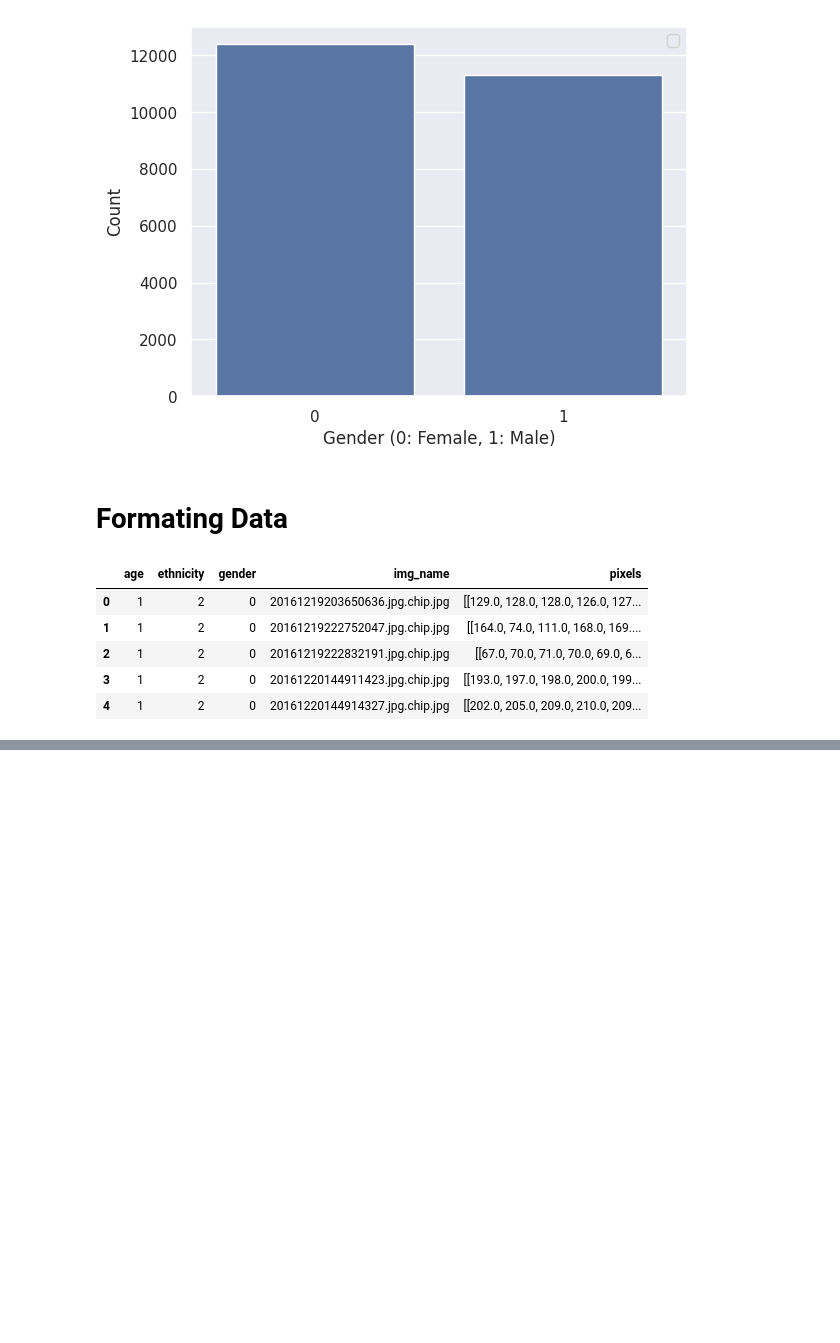
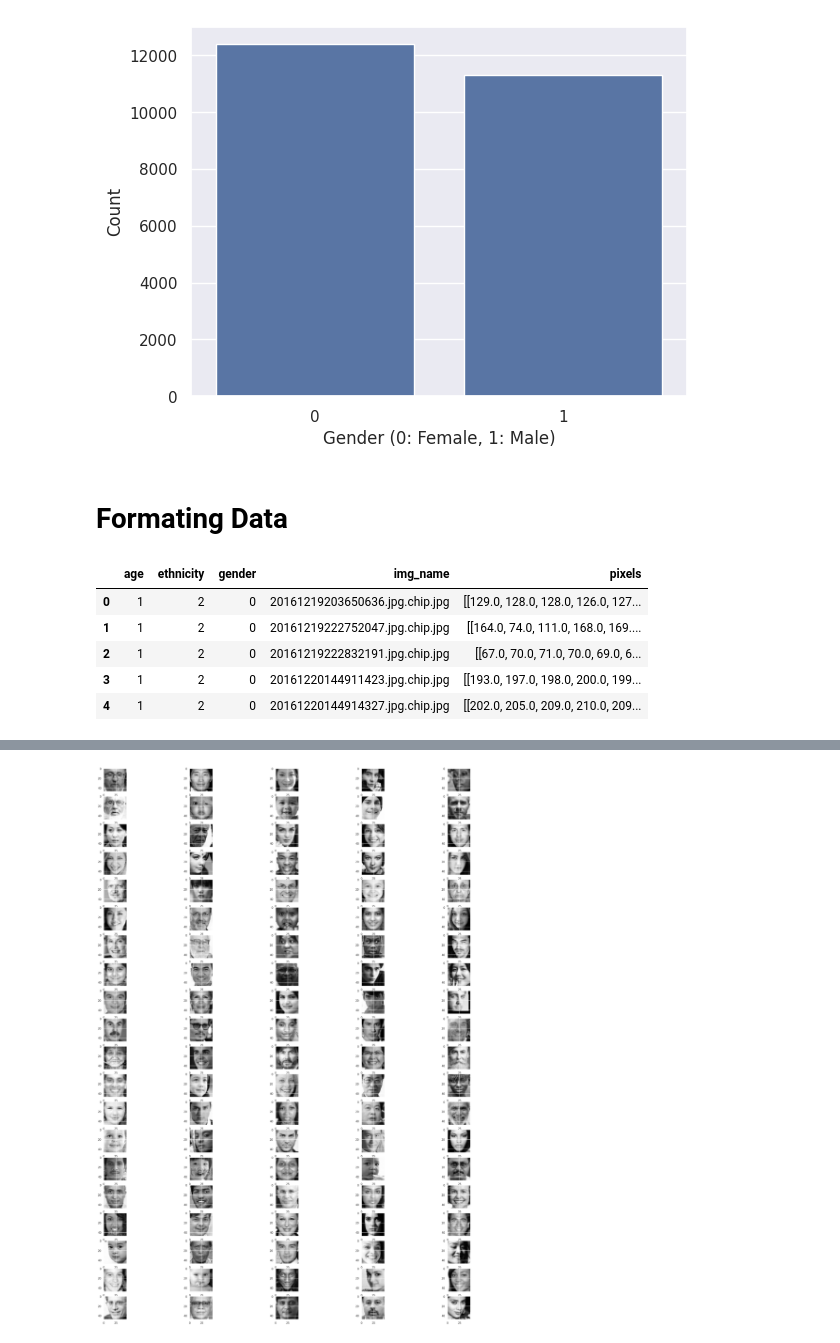
Before and after one commit to s4bih/image, a Jupyter notebook: Untitled12.ipynb, the cells around one changed output, grey strips where cells are left out. Saved outputs shown, nothing was run; the diff lists cells and outputs as text; code cells hidden in the pictures; blank space fills up the shorter version.

```diff
--- a/Untitled12.ipynb
+++ b/Untitled12.ipynb
@@ -91,0 +151,10 @@ labels = data['gender'].values
+# %%
+fig, axes = plt.subplots(20, 5, figsize=(30,40))
+#random select and display 5 faces with their gender label
+for row in range(20):
+  for col in range(5):
+    random_face = np.random.choice(len(data))
+    image = data['pixels'][random_face]
+    axes[row, col].imshow(image, cmap='gray')
+# %% [output]
+[figure, added]
```
Also changed, not shown: parts of 11 cells of this notebook.
